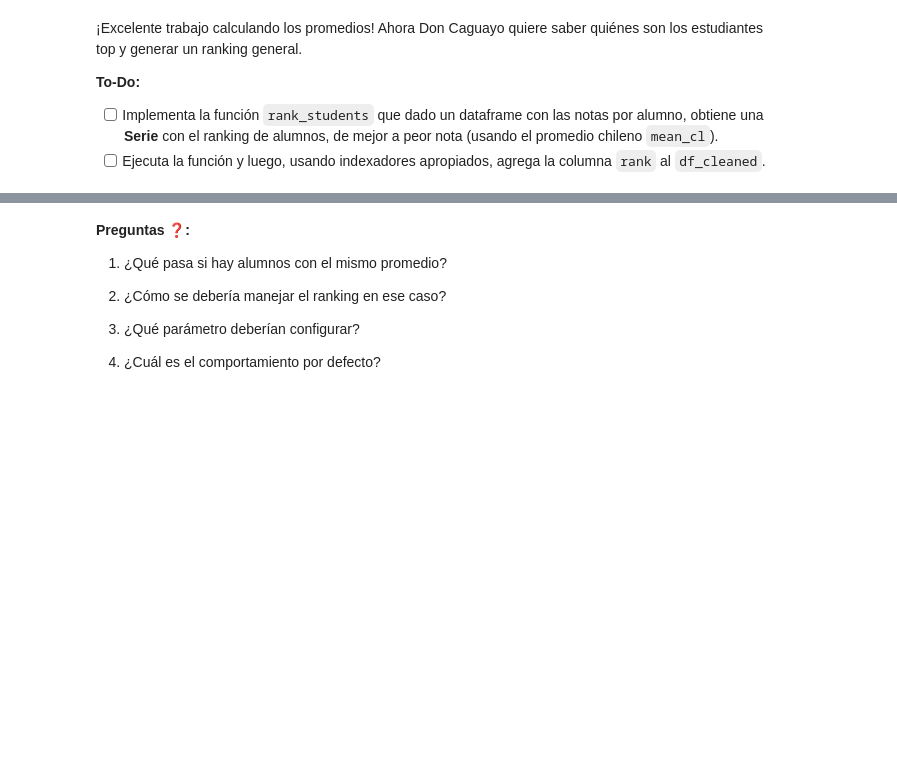
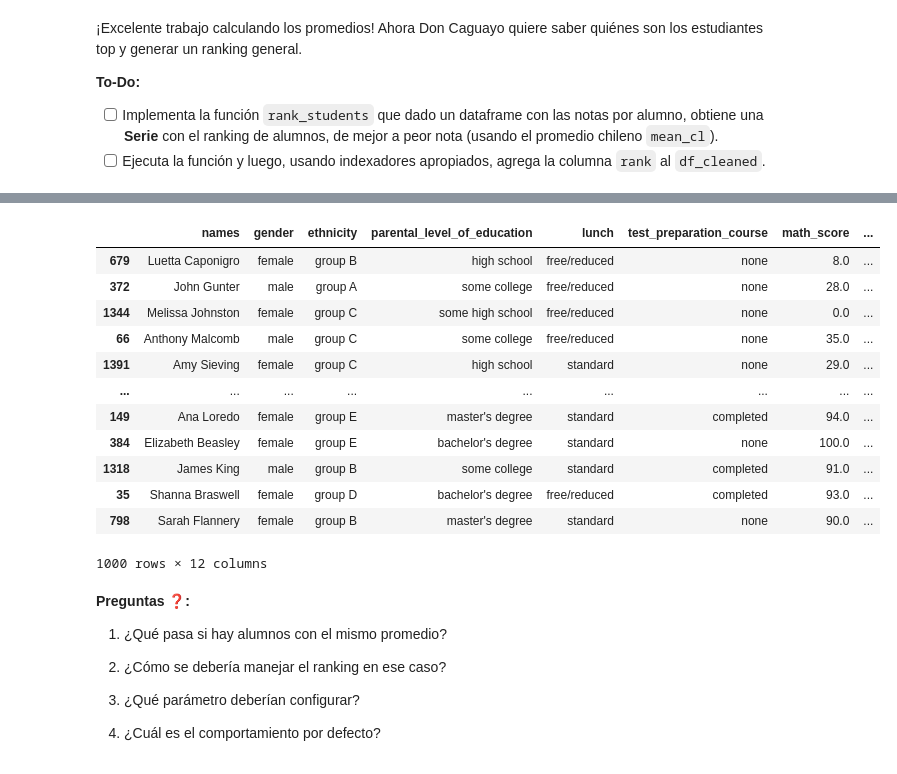
Before and after one commit to BAFCS/MDS7202, a Jupyter notebook: Labs/Lab_3/Lab3_Enunciado.ipynb, the cells around one changed output, grey strips where cells are left out. Saved outputs shown, nothing was run; the diff lists cells and outputs as text; code cells hidden in the pictures; blank space fills up the shorter version.

```diff
--- a/Labs/Lab_3/Lab3_Enunciado.ipynb
+++ b/Labs/Lab_3/Lab3_Enunciado.ipynb
@@ -428,2 +441,25 @@ def calculate_average(df: pd.DataFrame) -> pd.Series: ...
+# %%
+def calculate_average(df: pd.DataFrame) -> tuple[pd.Series, pd.Series]:
+    col_scores = [col for col in df.columns if col.endswith("_score")]
+
+    df_numeric = df[col_scores].apply(pd.to_numeric, errors='coerce')
+
+    # Se calcula el promedio original (0-100) y se redondea a 2 decimales
+    mean_original = df_numeric.mean(axis=1).round(2)
+
+    # Se transforma cada columna a escala chilena para sacar el GPA
+    chilean_series = []
+    for col in col_scores:
+        nota_cl = to_chilean_grade(df[col])
+        chilean_series.append(nota_cl)
+
+    # Se une las notas chilenas y se calcula el promedio
+    mean_chilean = pd.concat(chilean_series, axis=1).mean(axis=1).round(2)
+
+    return mean_original, mean_chilean
 # %%
 # En esta celda ejecuta la función y luego usa indexadores para agregar la nueva columna al dataframe limpio
+mean_original, mean_chilean = calculate_average(df_cleaned)
+df_cleaned.loc[:, "mean"] = mean_original
+df_cleaned.loc[:, "mean_cl"] = mean_chilean
+df_cleaned.head()
@@ -439,6 +482,11 @@ def calculate_average(df: pd.DataFrame) -> pd.Series: ...
 - [ ] Ejecuta la función y luego, usando indexadores apropiados, agrega la columna `rank` al `df_cleaned`.
 # %%
 # En esta celda implementa la operación solicitada
-def rank_students(df: pd.DataFrame) -> pd.Series: ...
+def rank_students(df: pd.DataFrame) -> pd.Series:
+    rank = df["mean_cl"].rank(ascending=False, method='min').astype(int)
+    return rank
 # %%
 # En esta celda ejecuta la función y luego usa indexadores para agregar la nueva columna al dataframe limpio
+rank = rank_students(df_cleaned)
+df_cleaned.loc[:, "rank"] = rank
+df_cleaned.head()
@@ -445,3 +500,19 @@ def rank_students(df: pd.DataFrame) -> pd.Series: ...
+# %%
+df_cleaned[df_cleaned.duplicated(subset=["mean_cl"], keep=False)].sort_values(by="mean_cl")
+# %% [output]
+|  | names | gender | ethnicity | parental_level_of_education | lunch | test_preparation_course | math_score | ... |
+| 679 | Luetta Caponigro | female | group B | high school | free/reduced | none | 8.0 | ... |
+| 372 | John Gunter | male | group A | some college | free/reduced | none | 28.0 | ... |
+| 1344 | Melissa Johnston | female | group C | some high school | free/reduced | none | 0.0 | ... |
+| 66 | Anthony Malcomb | male | group C | some college | free/reduced | none | 35.0 | ... |
+| 1391 | Amy Sieving | female | group C | high school | standard | none | 29.0 | ... |
+| ... | ... | ... | ... | ... | ... | ... | ... | ... |
+| 149 | Ana Loredo | female | group E | master's degree | standard | completed | 94.0 | ... |
+| 384 | Elizabeth Beasley | female | group E | bachelor's degree | standard | none | 100.0 | ... |
+| 1318 | James King | male | group B | some college | standard | completed | 91.0 | ... |
+| 35 | Shanna Braswell | female | group D | bachelor's degree | free/reduced | completed | 93.0 | ... |
+| 798 | Sarah Flannery | female | group B | master's degree | standard | none | 90.0 | ... |
+1000 rows × 12 columns
 # %% [markdown]
 **Preguntas ❓:**
 
```
Also changed, not shown: parts of 15 cells of this notebook, 1 other file.
